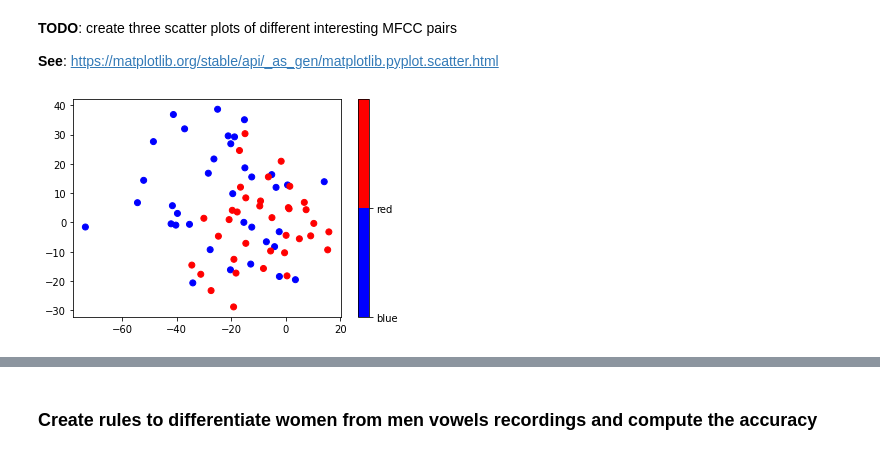
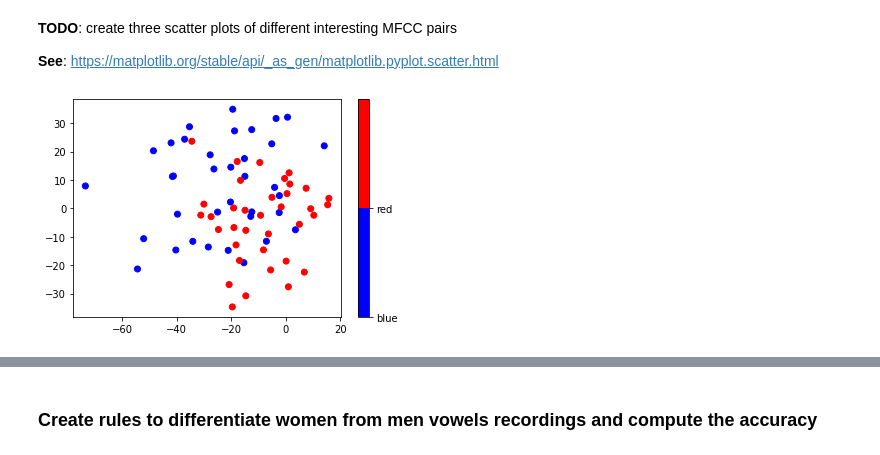
Before and after one commit to Nelson-Jnrnd/ARN_L1, a Jupyter notebook: PW1_notebook_and_data/ARN_PW1.ipynb, the cells around one changed output, grey strips where cells are left out. Cells and saved outputs as stored; diff of their text form; code cells hidden in the pictures.

```diff
--- a/PW1_notebook_and_data/ARN_PW1.ipynb
+++ b/PW1_notebook_and_data/ARN_PW1.ipynb
@@ -130,14 +130,17 @@ classes = np.concatenate((
 
 **See**: https://matplotlib.org/stable/api/_as_gen/matplotlib.pyplot.scatter.html
 # %%
-mfcc_9  = np.concatenate((nam_mfcc_median[:,8], naf_mfcc_median[:,8]))
-mfcc_10  = np.concatenate((nam_mfcc_median[:,4], naf_mfcc_median[:,4]))
+def scatter_mfcc(no1, no2) :
+    mfcc_1  = np.concatenate((nam_mfcc_median[:,no1], naf_mfcc_median[:,no1]))
+    mfcc_2  = np.concatenate((nam_mfcc_median[:,no2], naf_mfcc_median[:,no2]))
 
-color = ['blue', 'red']
-pl.scatter(mfcc_9, mfcc_10, c=classes, cmap=colors.ListedColormap(color))
-cb = pl.colorbar()
-loc = np.arange(0,max(classes),max(classes)/float(len(color)))
-cb.set_ticks(loc)
-cb.set_ticklabels(color)
+    color = ['blue', 'red']
+    pl.scatter(mfcc_1, mfcc_2, c=classes, cmap=colors.ListedColormap(color))
+    cb = pl.colorbar()
+    loc = np.arange(0,max(classes),max(classes)/float(len(color)))
+    cb.set_ticks(loc)
+    cb.set_ticklabels(color)
+
+scatter_mfcc(8, 9)
 # %% [output]
-[figure, old version]
+[figure, new version]
```
Also changed, not shown: parts of 11 cells of this notebook.
